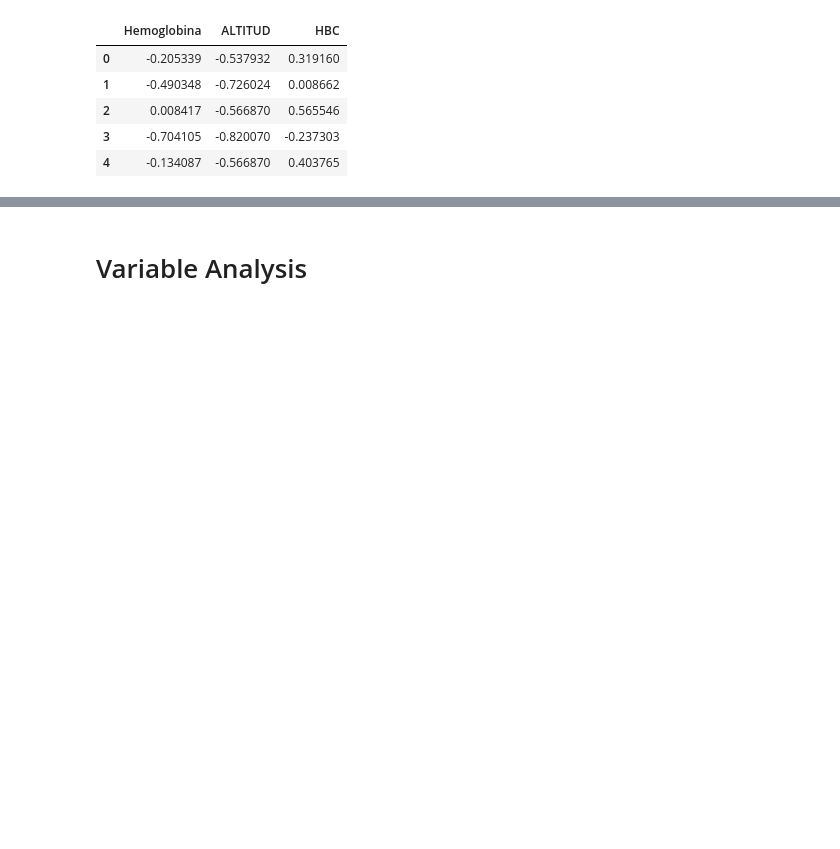
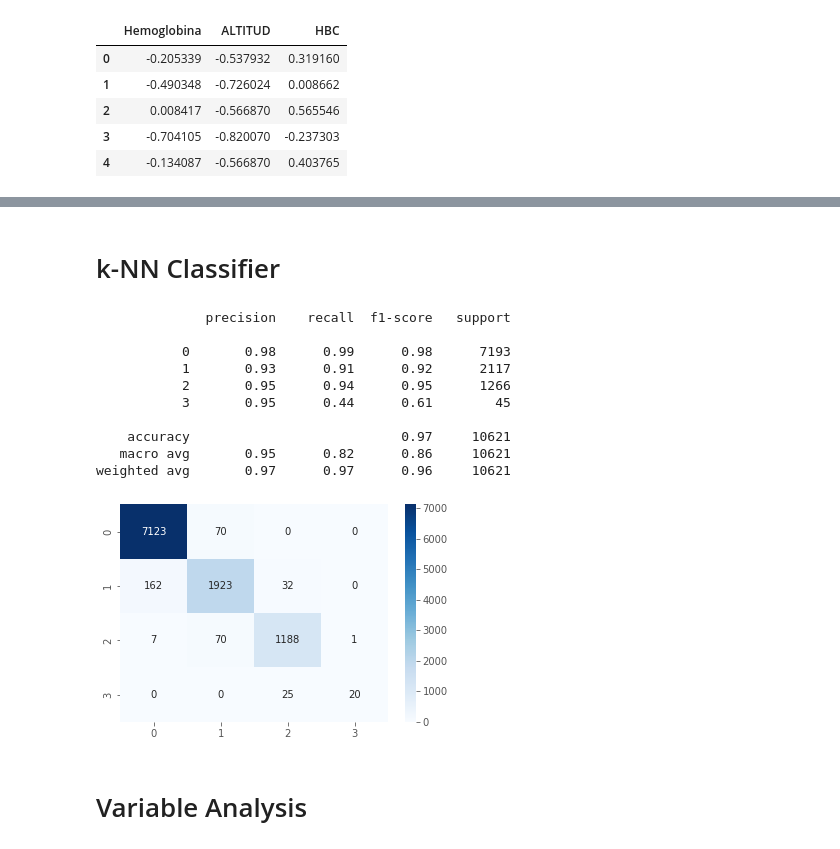
Before and after one commit to LuisSante/Anemia---Machine-Learning, a Jupyter notebook: IA_final.ipynb, the cells around one changed output, grey strips where cells are left out. Saved outputs shown, nothing was run; the diff lists cells and outputs as text; code cells hidden in the pictures; blank space fills up the shorter version.

Commit message:
feat: Added k-NN classifier

```diff
--- a/IA_final.ipynb
+++ b/IA_final.ipynb
@@ -125,7 +125,7 @@ list(df['Dx_Anemia'].unique())
 # df['Talla'] = df['Talla'].fillna(df['Talla'].mean())
 
 df['Dx_Anemia'] = df['Dx_Anemia'].map({'Normal': 0, 'Anemia Leve': 1, 'Anemia Moderada': 2, 'Anemia Severa': 3, np.nan: df['Dx_Anemia'].mode()})
-
+base_data = df.copy()
 df.head()
 # %% [output]
 |  | Sexo | Juntos | SIS | Qaliwarma | Peso | Talla | Hemoglobina | Cred | Suplementacion | ALTITUD | ... |
@@ -286,3 +286,49 @@ plt.show()
+# %% [markdown]
+# k-NN Classifier
+# %%
+from sklearn.neighbors import KNeighborsClassifier
+from sklearn.model_selection import train_test_split
+
+aux = base_data.copy()
+aux['Dx_Anemia'] = aux['Dx_Anemia'].astype('int64')
+
+X = aux.drop(['Dx_Anemia'], axis=1)
+y = aux['Dx_Anemia']
+
+# split the data into train and test
+X_train, X_test, y_train, y_test = train_test_split(X, y, test_size=0.3, random_state=0)
+
+scaler = StandardScaler()
+scaler.fit(X_train)
+
+X_train = scaler.transform(X_train)
+X_test = scaler.transform(X_test)
+
+# train the model
+classifier = KNeighborsClassifier(n_neighbors=5)
+classifier.fit(X_train, y_train)
+
+# predict the test data
+y_pred = classifier.predict(X_test)
+
+# evaluate the model
+from sklearn.metrics import classification_report, confusion_matrix
+conf_matrix = confusion_matrix(y_test, y_pred)
+# plot the confusion matrix
+sns.heatmap(conf_matrix, annot=True, fmt='d', cmap='Blues')
+print(classification_report(y_test, y_pred))
+# %% [output]
+              precision    recall  f1-score   support
+
+           0       0.98      0.99      0.98      7193
+           1       0.93      0.91      0.92      2117
+           2       0.95      0.94      0.95      1266
+           3       0.95      0.44      0.61        45
+
+    accuracy                           0.97     10621
+   macro avg       0.95      0.82      0.86     10621
+weighted avg       0.97      0.97      0.96     10621
+[figure, added]
 # %% [markdown]
 # Variable Analysis
 # %% [markdown]
```
Also changed, not shown: parts of 5 cells of this notebook.
